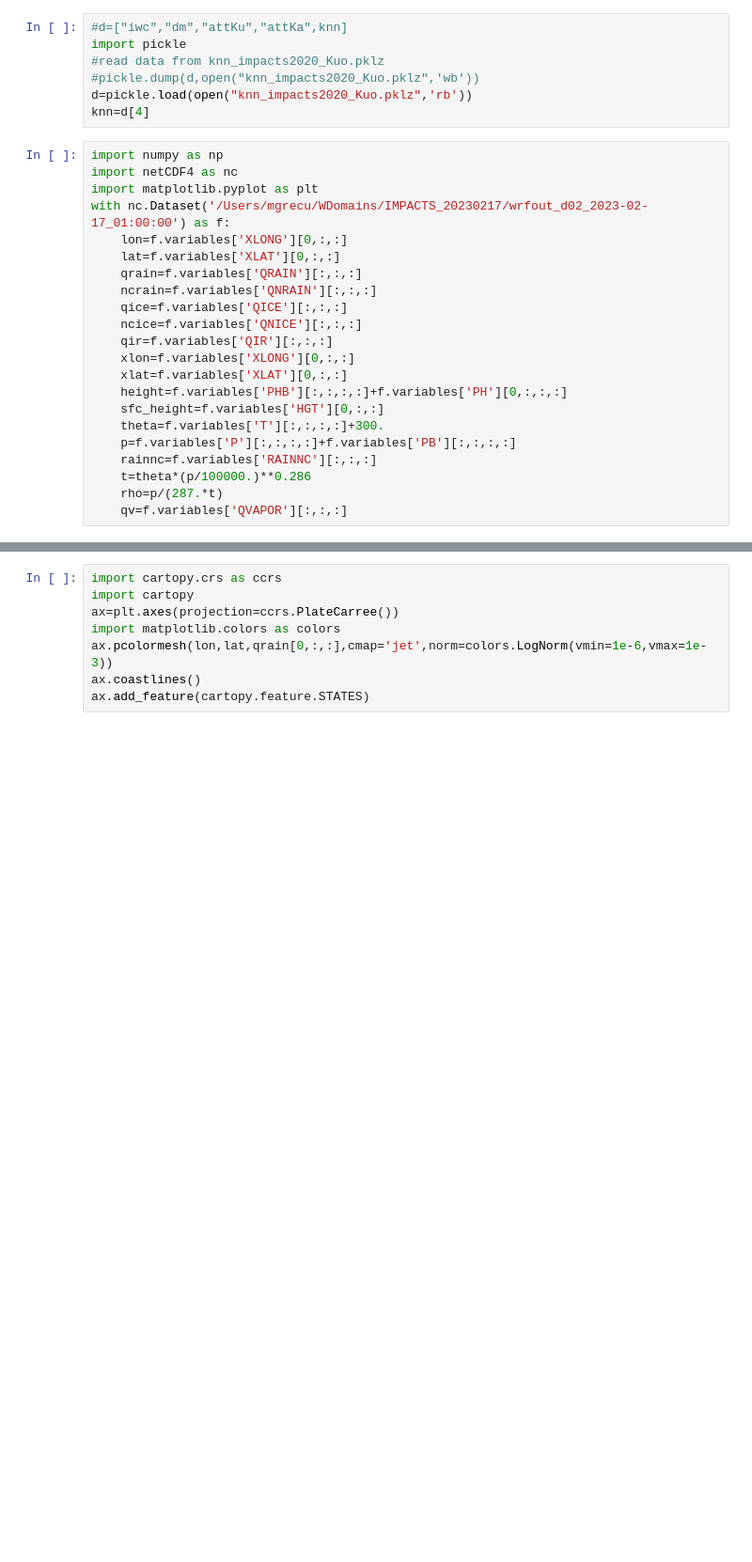
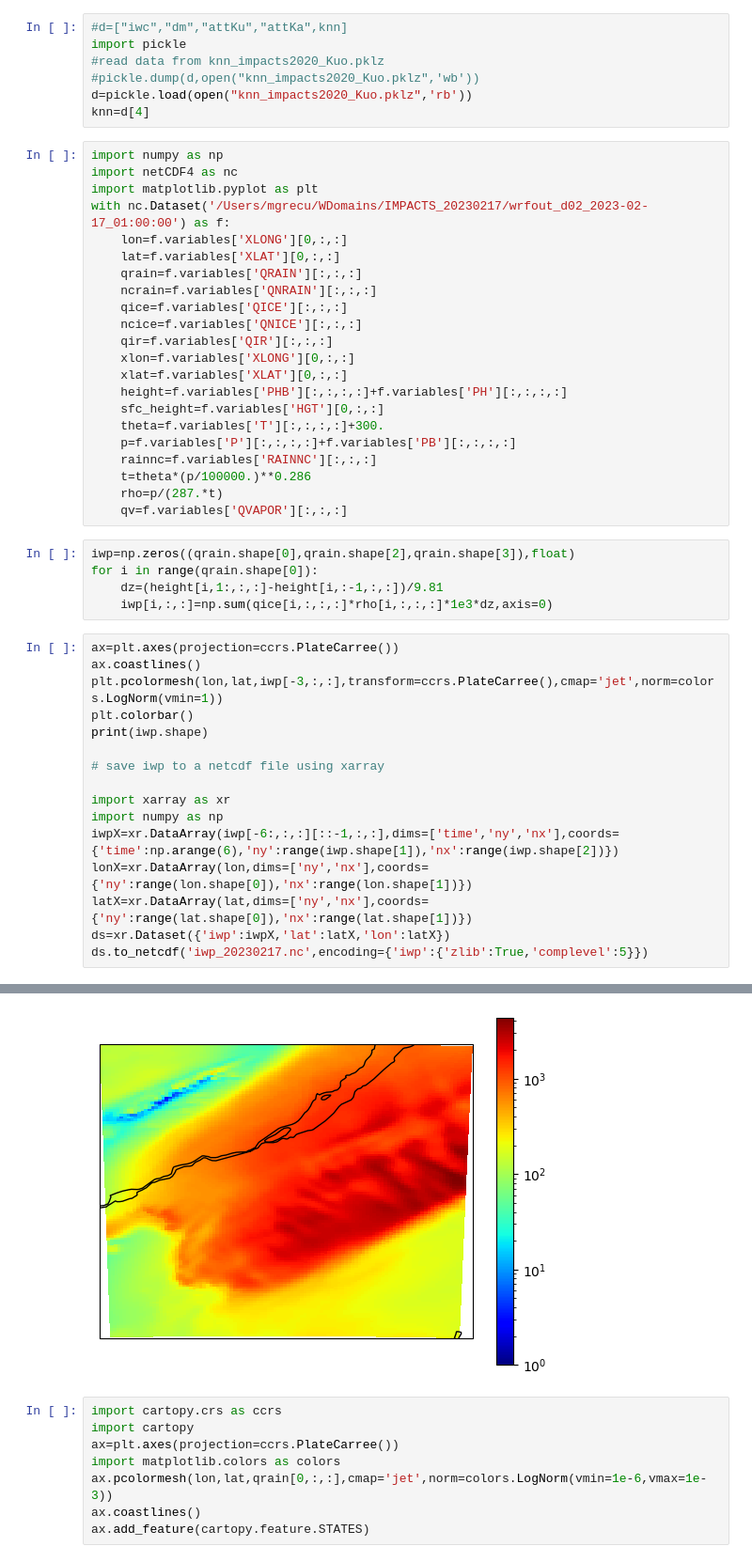
Before and after one commit to mgrecu35/aos, a Jupyter notebook: Synergy_KuW/airborne/plotIMPACTS_2023_0217.ipynb, the cells around one changed output, grey strips where cells are left out. Shown: that part at 94% size. Cells and saved outputs as stored; diff of their text form; blank space fills up the shorter version.

```diff
--- a/Synergy_KuW/airborne/plotIMPACTS_2023_0217.ipynb
+++ b/Synergy_KuW/airborne/plotIMPACTS_2023_0217.ipynb
@@ -19,7 +19,7 @@ with nc.Dataset('/Users/mgrecu/WDomains/IMPACTS_20230217/wrfout_d02_2023-02-17_0
     qir=f.variables['QIR'][:,:,:]
     xlon=f.variables['XLONG'][0,:,:]
     xlat=f.variables['XLAT'][0,:,:]
-    height=f.variables['PHB'][:,:,:,:]+f.variables['PH'][0,:,:,:]
+    height=f.variables['PHB'][:,:,:,:]+f.variables['PH'][:,:,:,:]
     sfc_height=f.variables['HGT'][0,:,:]
     theta=f.variables['T'][:,:,:,:]+300.
     p=f.variables['P'][:,:,:,:]+f.variables['PB'][:,:,:,:]
@@ -27,3 +27,25 @@ with nc.Dataset('/Users/mgrecu/WDomains/IMPACTS_20230217/wrfout_d02_2023-02-17_0
     t=theta*(p/100000.)**0.286
     rho=p/(287.*t)
     qv=f.variables['QVAPOR'][:,:,:]
+# %%
+iwp=np.zeros((qrain.shape[0],qrain.shape[2],qrain.shape[3]),float)
+for i in range(qrain.shape[0]):
+    dz=(height[i,1:,:,:]-height[i,:-1,:,:])/9.81
+    iwp[i,:,:]=np.sum(qice[i,:,:,:]*rho[i,:,:,:]*1e3*dz,axis=0)
+# %%
+ax=plt.axes(projection=ccrs.PlateCarree())
+ax.coastlines()
+plt.pcolormesh(lon,lat,iwp[-3,:,:],transform=ccrs.PlateCarree(),cmap='jet',norm=colors.LogNorm(vmin=1))
+plt.colorbar()
+print(iwp.shape)
+
+# save iwp to a netcdf file using xarray
+
+import xarray as xr
+import numpy as np
+iwpX=xr.DataArray(iwp[-6:,:,:][::-1,:,:],dims=['time','ny','nx'],coords={'time':np.arange(6),'ny':range(iwp.shape[1]),'nx':range(iwp.shape[2])})
+lonX=xr.DataArray(lon,dims=['ny','nx'],coords={'ny':range(lon.shape[0]),'nx':range(lon.shape[1])})
+latX=xr.DataArray(lat,dims=['ny','nx'],coords={'ny':range(lat.shape[0]),'nx':range(lat.shape[1])})
+ds=xr.Dataset({'iwp':iwpX,'lat':latX,'lon':latX})
+ds.to_netcdf('iwp_20230217.nc',encoding={'iwp':{'zlib':True,'complevel':5}})
+# %% [output]
@@ -30,3 +53,4 @@ with nc.Dataset('/Users/mgrecu/WDomains/IMPACTS_20230217/wrfout_d02_2023-02-17_0
+[figure, added]
 # %%
 import cartopy.crs as ccrs
 import cartopy
```
Also changed, not shown: parts of 2 cells of this notebook, 1 other file.
